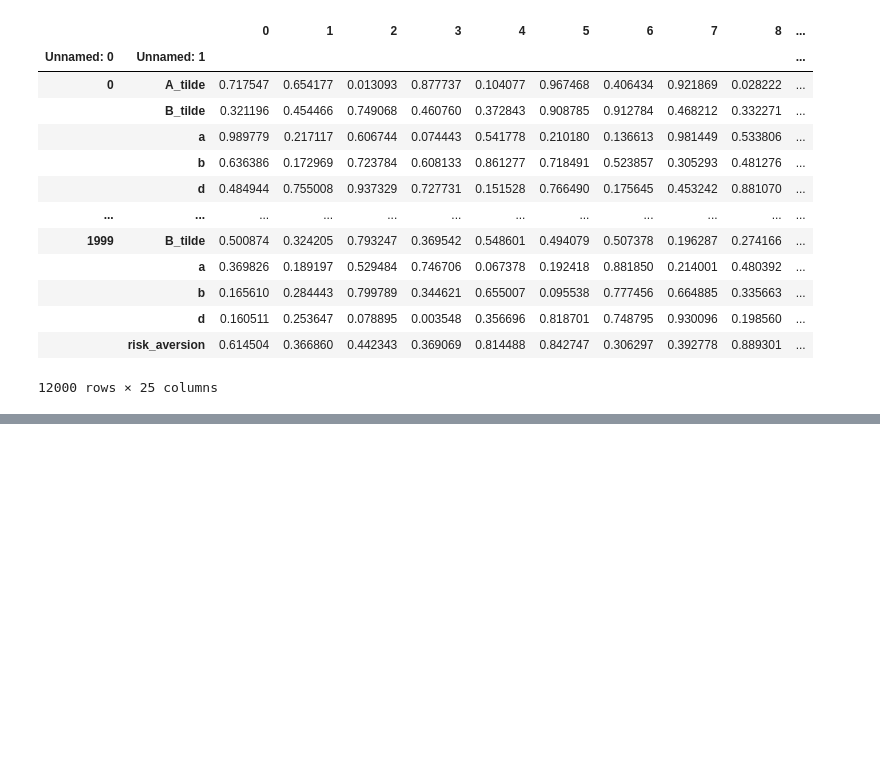
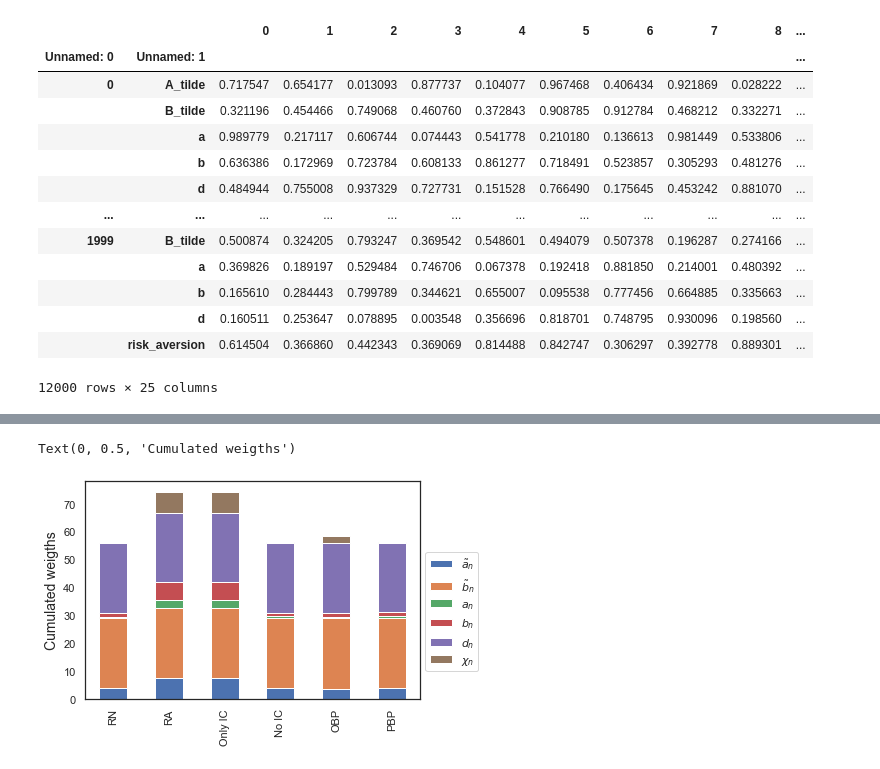
Before and after one commit to ishilov/risk_paper, a Jupyter notebook: notebooks/graphs.ipynb, the cells around one changed output, grey strips where cells are left out. Cells and saved outputs as stored; diff of their text form; code cells hidden in the pictures; blank space fills up the shorter version.

```diff
--- a/notebooks/graphs.ipynb
+++ b/notebooks/graphs.ipynb
@@ -551,0 +523,14 @@ dtype: float64
+# %%
+model_RN = LinearRegression().fit(list(X)[0:1800], y_RN[0:1800])
+model_without_contracts = LinearRegression().fit(list(X)[0:1800], y_without_contracts[0:1800])
+model_without_IC = LinearRegression().fit(list(X)[0:1800], y_without_IC[0:1800])
+model_only_IC = LinearRegression().fit(list(X)[0:1800], y_only_IC[0:1800])
+model_opt = LinearRegression().fit(list(X)[0:1800], y_opt[0:1800])
+model_pes = LinearRegression().fit(list(X)[0:1800], y_pes[0:1800])
+# %%
+weights_RN = model_RN.coef_
+weights_without_contracts = model_without_contracts.coef_
+weights_without_IC = model_without_IC.coef_
+weights_only_IC = model_only_IC.coef_
+weights_opt = model_opt.coef_
+weights_pes = model_pes.coef_
@@ -551,0 +564,12 @@ dtype: float64
+# %%
+weights_RN = weights_to_table(weights_RN)
+weights_without_contracts = weights_to_table(weights_without_contracts)
+weights_without_IC = weights_to_table(weights_without_IC)
+weights_only_IC = weights_to_table(weights_only_IC)
+weights_opt = weights_to_table(weights_opt)
+weights_pes = weights_to_table(weights_pes)
+
+for player, row in weights_opt[(weights_opt > 0.2) | (weights_opt < -0.2)].iterrows():
+    print(f'Player {player}')
+    print(row.dropna())
+    print('------------------')
@@ -551,0 +643,11 @@ dtype: float64
+# %%
+df_sum_weights = pd.DataFrame([weigths_sum(x) for x in [weights_RN, weights_without_contracts, weights_only_IC, weights_without_IC, weights_opt, weights_pes]])
+df_sum_weights.rename({0: 'RN', 1 :'RA', 2 : 'Only IC', 3 : 'No IC', 4: 'OBP', 5: 'PBP'}, axis = 0, inplace = True)
+df_sum_weights.rename({0: r'$\tilde{a}_n$', 1 : r'$\tilde{b}_n$', 2 : r'$a_n$', 3 : r'$b_n$', 4: r'$d_n$', 5: r'$\chi_n$'}, axis = 1, inplace = True)
+# %%
+df_sum_weights.plot(kind = 'bar', stacked = True)
+plt.legend(bbox_to_anchor = (1.0, 0.7))
+plt.ylabel('Cumulated weigths', fontsize = 14)
+# %% [output]
+Text(0, 0.5, 'Cumulated weigths')
+[figure, added]
```
Also changed, not shown: parts of 42 cells of this notebook, 5 other files.
